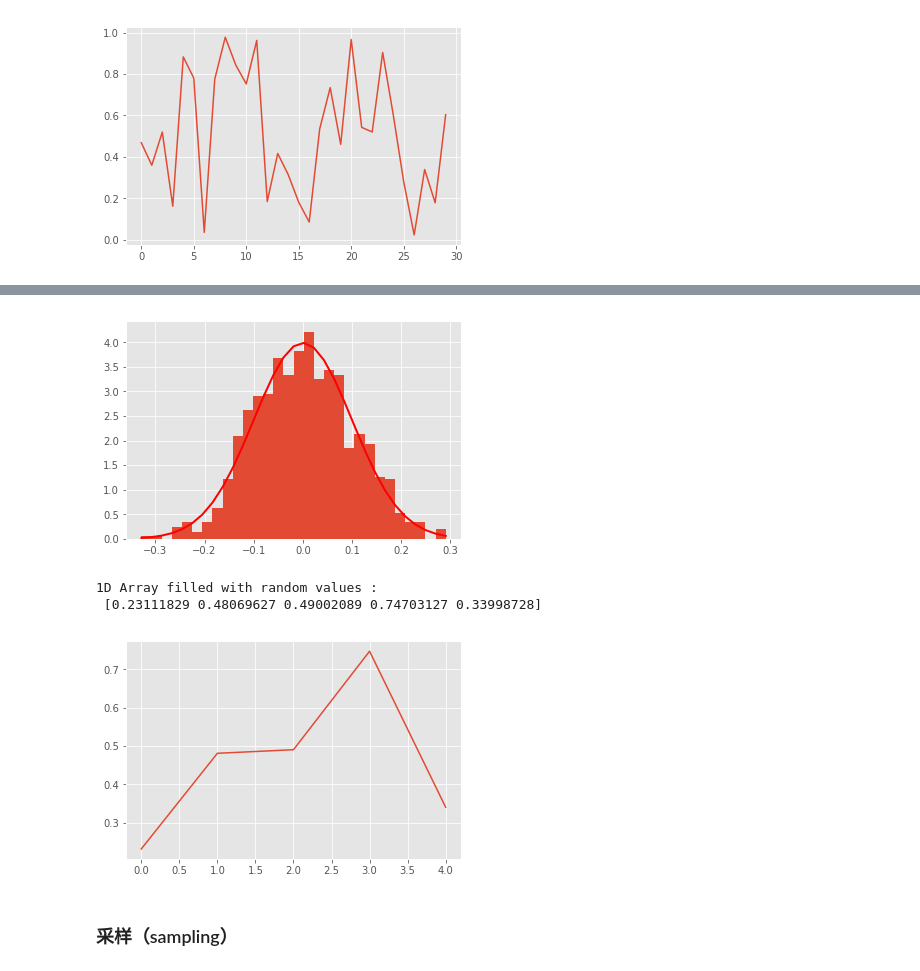
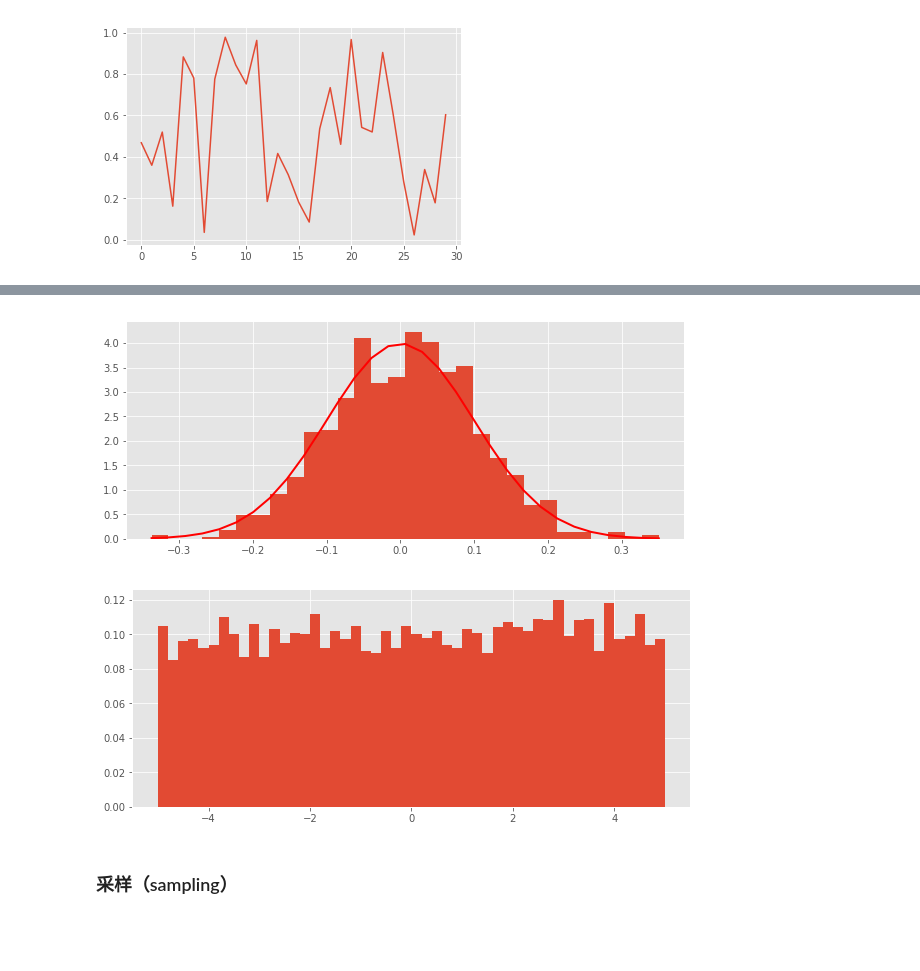
Before and after one commit to haoduohaoduo/JupyterNotebooks, a Jupyter notebook: numpy.ipynb, the cells around one changed output, grey strips where cells are left out. Drawn from its saved outputs; the diff is of its cells as text; code cells hidden in the pictures; blank space fills up the shorter version.

Commit message:
numpy 100 题目

```diff
--- a/numpy.ipynb
+++ b/numpy.ipynb
@@ -297,0 +330,6 @@ plt.show()
+# %%
+import matplotlib.pyplot as plt
+import matplotlib
+matplotlib.style.use('ggplot')
+plt.hist(np.random.normal(loc=0, scale=100, size=30000))
+plt.show()
@@ -331,25 +371,35 @@ print("1D Array filled with random values "
 # %%
 # Source Code :
 # https://docs.scipy.org/doc/numpy-1.13.0/reference/
 # generated/numpy-random-normal-1.py
 count, bins, ignored = plot.hist(array, 30, normed=True)
+
 plot.plot(bins, 1/(std * geek.sqrt(2 * geek.pi)) *
           geek.exp( - (bins - mean)**2 / (2 * std**2) ),
           linewidth=2, color='r')
 plot.show()
 
 
 # 1D Array constructed Randomly
-random_array = geek.random.rand(5)
-print("1D Array filled with random values : \n", random_array)
+# random_array = geek.random.rand(5)
+# print("1D Array filled with random values : \n", random_array)
 
-plot.plot(random_array)
-plot.show()
+# plot.plot(random_array)
+# plot.show()
 # %% [output]
-[figure, old version]
+[figure, new version]
-1D Array filled with random values :
- [0.23111829 0.48069627 0.49002089 0.74703127 0.33998728]
-[figure, removed]
+# %%
+# import numpy
+import numpy as np
+import matplotlib.pyplot as plt
+
+# Using uniform() method
+gfg = np.random.uniform(-5, 5, 5000)
+
+plt.hist(gfg, bins = 50, density = True)
+plt.show()
+# %% [output]
+[figure, added]
 # %% [markdown]
 ### 采样（sampling）
 # %%
```
Also changed, not shown: parts of 20 cells of this notebook.
